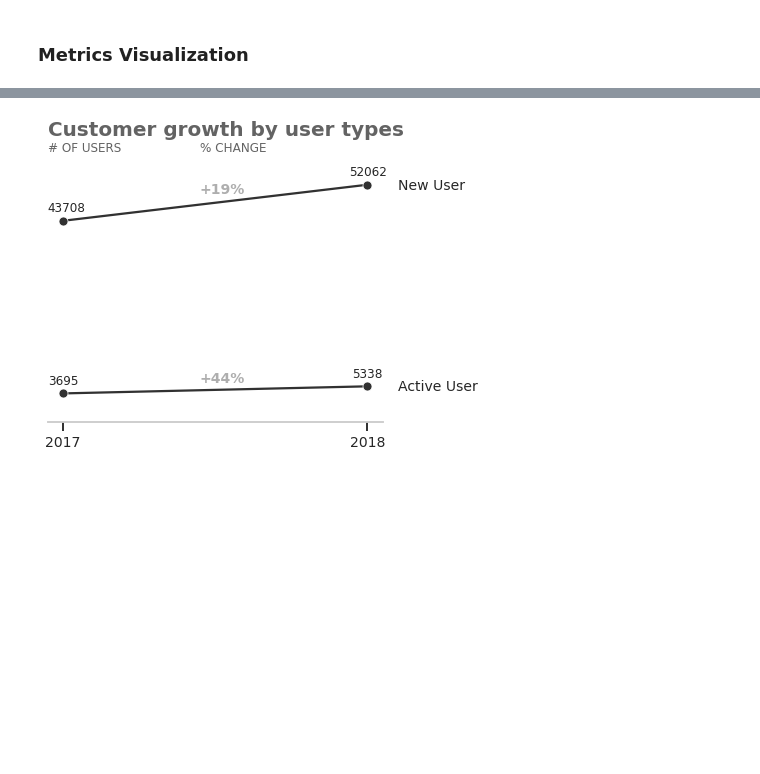
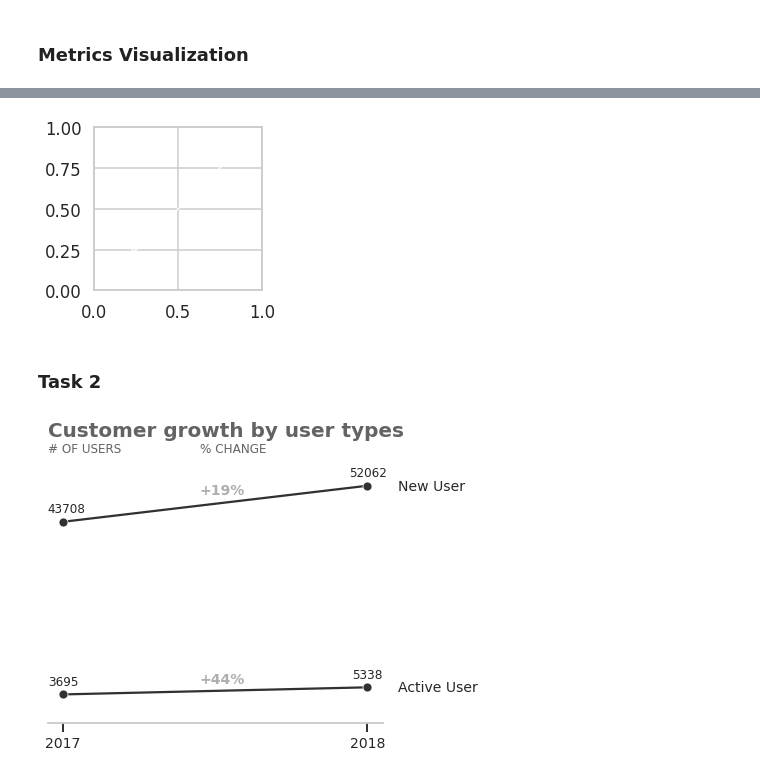
Before and after one commit to irfan-fadhlurrahman/business-performance-analysis, a Jupyter notebook: visualization.ipynb, the cells around one changed output, grey strips where cells are left out. Saved outputs shown, nothing was run; the diff lists cells and outputs as text; code cells hidden in the pictures; blank space fills up the shorter version.

```diff
--- a/visualization.ipynb
+++ b/visualization.ipynb
@@ -6,3 +227,21 @@
+# %%
+import matplotlib.pyplot as plt
+
+
+fig, ax = plt.subplots(figsize=(3, 3))
+
+ax.annotate("",
+            xy=(0.2, 0.2), xycoords='data',
+            xytext=(0.8, 0.8), textcoords='data',
+            arrowprops=dict(arrowstyle="->",
+                            connectionstyle="arc3"),
+            )
+
+plt.show()
+# %% [output]
+[figure, added]
+# %% [markdown]
+### Task 2
 # %%
 def plot_setup(figsize=(8, 5)):
     colors_dark = ["#1F1F1F", "#313131", '#636363', '#AEAEAE', '#DADADA']
```
Also changed, not shown: parts of 8 cells of this notebook, 1 other file.
